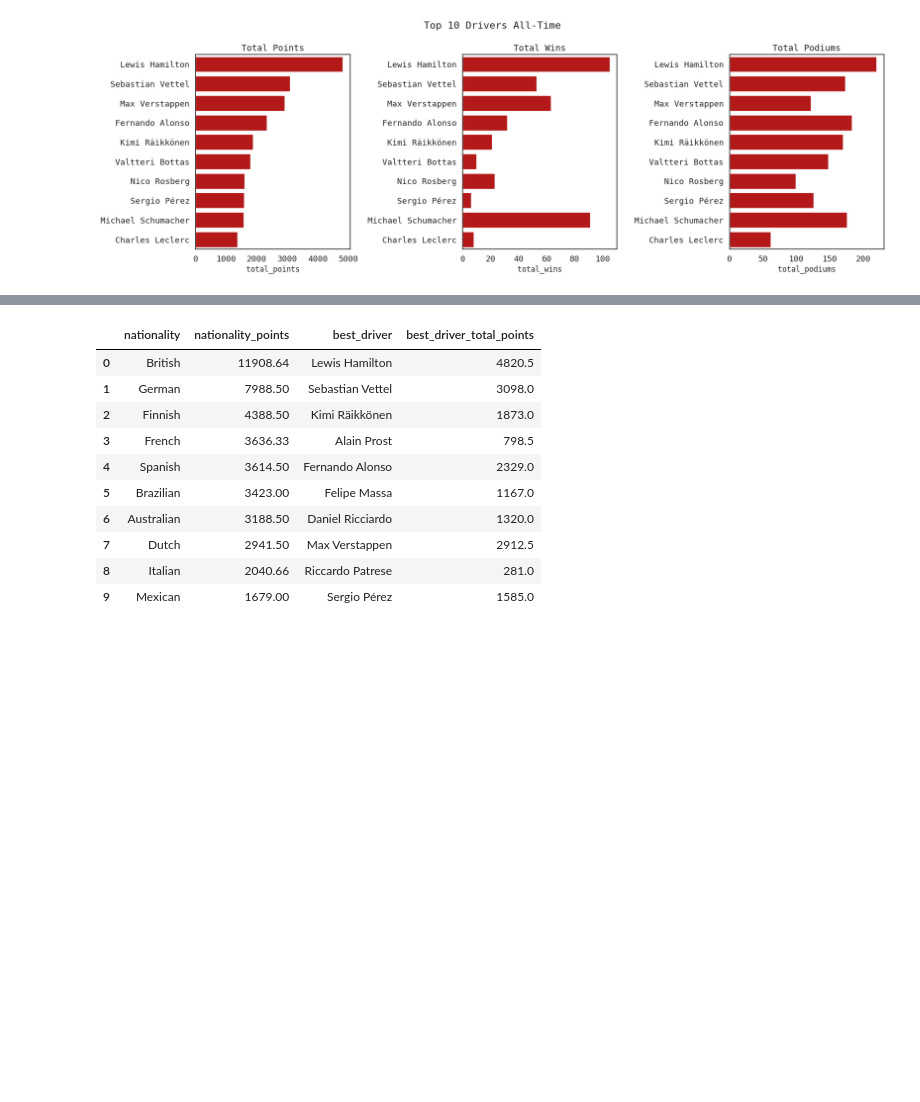
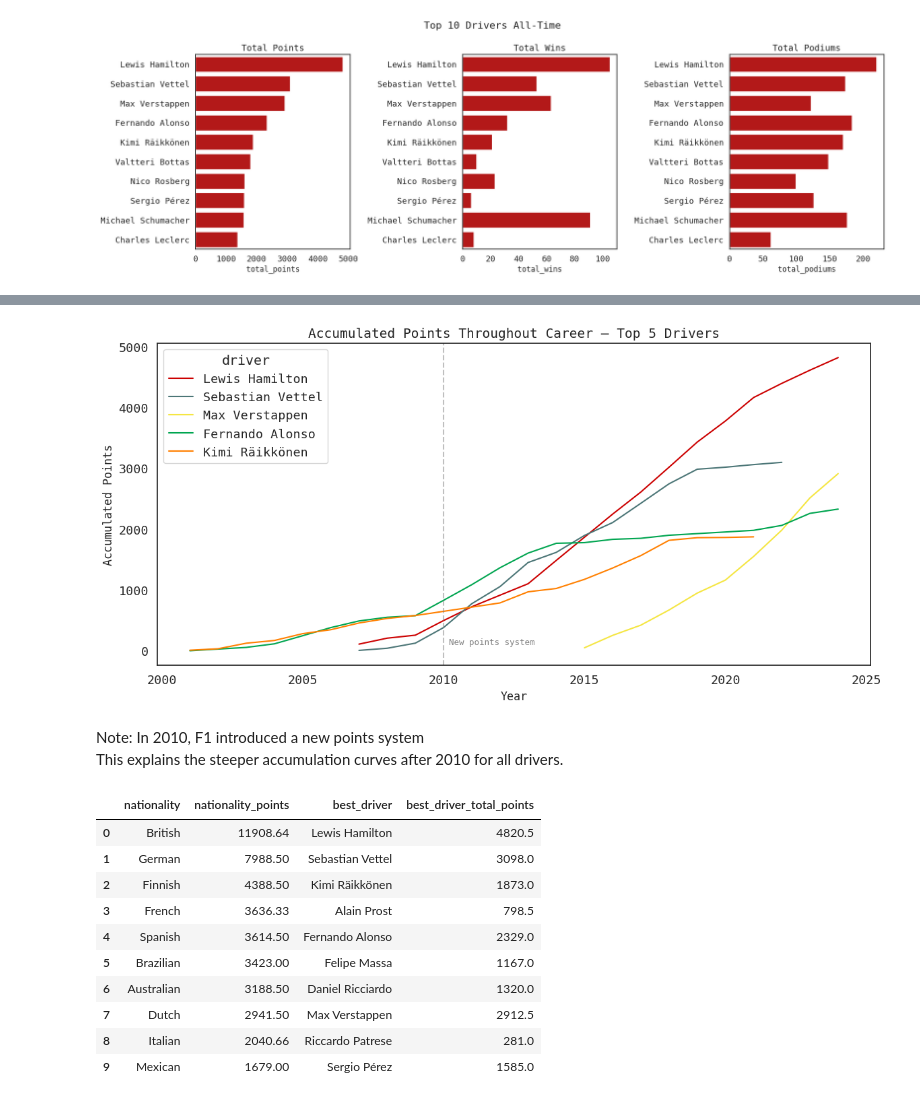
Before and after one commit to jakowczukalicja/formula1-sql-analysis, a Jupyter notebook: analysis.ipynb, the cells around one changed output, grey strips where cells are left out. Saved outputs shown, nothing was run; the diff lists cells and outputs as text; code cells hidden in the pictures; blank space fills up the shorter version.

```diff
--- a/analysis.ipynb
+++ b/analysis.ipynb
@@ -499,3 +498,18 @@ pd.read_sql(query, conn)
+# %%
+fig, ax = plt.subplots(figsize=(12, 6))
+sns.lineplot(data=df, x='year', y='accumulated_points', hue='driver', ax=ax)
+ax.set_title('Accumulated Points Throughout Career — Top 5 Drivers')
+ax.set_xlabel('Year')
+ax.set_ylabel('Accumulated Points')
+ax.axvline(x=2010, color='gray', linestyle='--', alpha=0.5)
+ax.text(2010.2, 100, 'New points system', fontsize=9, color='gray')
+plt.tight_layout()
+plt.show()
+# %% [output]
+[figure, added]
+# %% [markdown]
+Note: In 2010, F1 introduced a new points system
+This explains the steeper accumulation curves after 2010 for all drivers.
 # %%
 # Which nationalities have the most points and who were their most succesful drivers?
 
```
Also changed, not shown: parts of 2 cells of this notebook.
